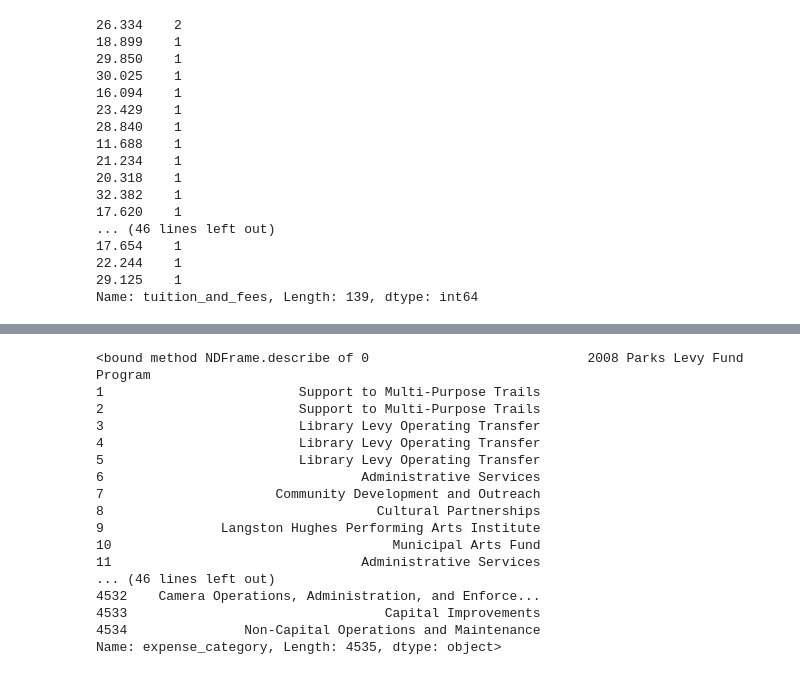
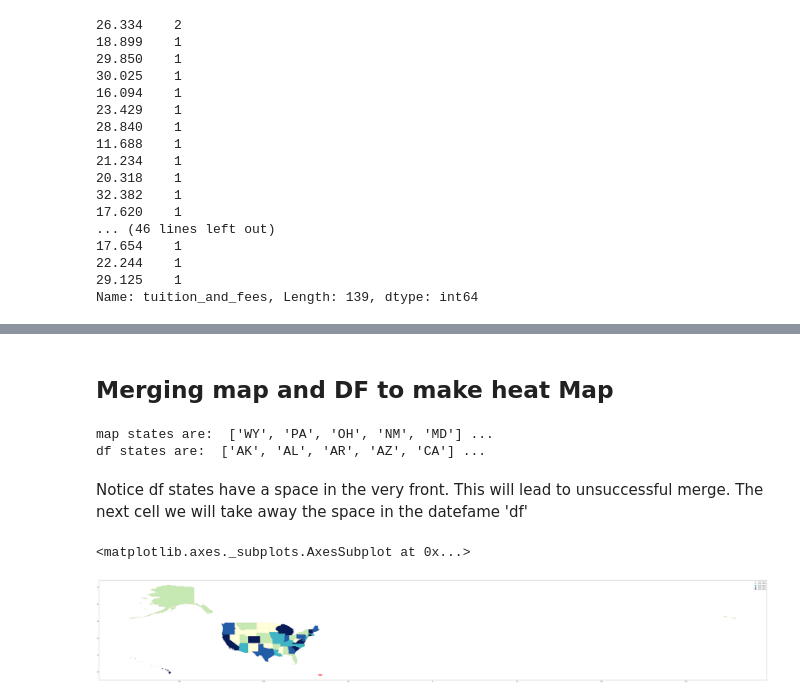
Before and after one commit to weixiao1121/PROJECT, a Jupyter notebook: public_universities_rankings.ipynb, the cells around one changed output, grey strips where cells are left out. Drawn from its saved outputs; the diff is of its cells as text; code cells hidden in the pictures.

```diff
--- a/public_universities_rankings.ipynb
+++ b/public_universities_rankings.ipynb
@@ -189,0 +170,3 @@ compressedMap= 'https://github.com/weixiao1121/PROJECT/blob/master/tl_2010_us_st
+# %%
+df_avg_tuition = df.groupby('location', as_index = False).mean()
+df_avg_tuition.head()
@@ -190,5 +183,6 @@ compressedMap= 'https://github.com/weixiao1121/PROJECT/blob/master/tl_2010_us_st
+# %%
+compressedMap = '/Users/Zhaokai/Downloads/PROJECT-master/PROJECT-master/tl_2010_us_state10/'
 # %%
 import geopandas as gpd
-
-
 usmap = gpd.GeoDataFrame.from_file(compressedMap)
+usmap['STUSPS10'] = usmap['STUSPS10'].astype(CategoricalDtype(ordered=True))
@@ -267,20 +198,24 @@ Name: fund_type, Length: 4535, dtype: object>
-# %%
-df_operation_budget['expense_category'].describe
-# %% [output]
-<bound method NDFrame.describe of 0                            2008 Parks Levy Fund Program
-1                         Support to Multi-Purpose Trails
-2                         Support to Multi-Purpose Trails
-3                         Library Levy Operating Transfer
-4                         Library Levy Operating Transfer
-5                         Library Levy Operating Transfer
-6                                 Administrative Services
-7                      Community Development and Outreach
-8                                   Cultural Partnerships
-9               Langston Hughes Performing Arts Institute
-10                                    Municipal Arts Fund
-11                                Administrative Services
-... (46 lines left out)
-4532    Camera Operations, Administration, and Enforce...
-4533                                 Capital Improvements
-4534               Non-Capital Operations and Maintenance
-Name: expense_category, Length: 4535, dtype: object>
+# %% [markdown]
+Merging map and DF to make heat Map
+---
+# %%
+map_states = list(usmap.STUSPS10)
+df_states = list(df_avg_tuition.location)
+
+print("map states are: ", map_states[0:5], "...")
+print("df states are: ", df_states[0:5], "...")
+# %% [output]
+map states are:  ['WY', 'PA', 'OH', 'NM', 'MD'] ...
+df states are:  ['AK', 'AL', 'AR', 'AZ', 'CA'] ...
+# %% [markdown]
+Notice df states have a space in the very front. This will lead to unsuccessful merge. The next cell we will take away the space in the datefame 'df'
+# %%
+panda_map = usmap.merge(df_avg_tuition,
+                    left_on = 'STUSPS10', right_on = 'location' )
+# %%
+base = usmap.plot(color='red',figsize=(100,100))
+
+panda_map.plot(ax=base,column='tuition_and_fees',cmap='YlGnBu',scheme='Quantiles',k=5,legend=True)
+# %% [output]
+<matplotlib.axes._subplots.AxesSubplot at 0x...>
+[figure, added]
```
Also changed, not shown: parts of 36 cells of this notebook, 5 other files.
